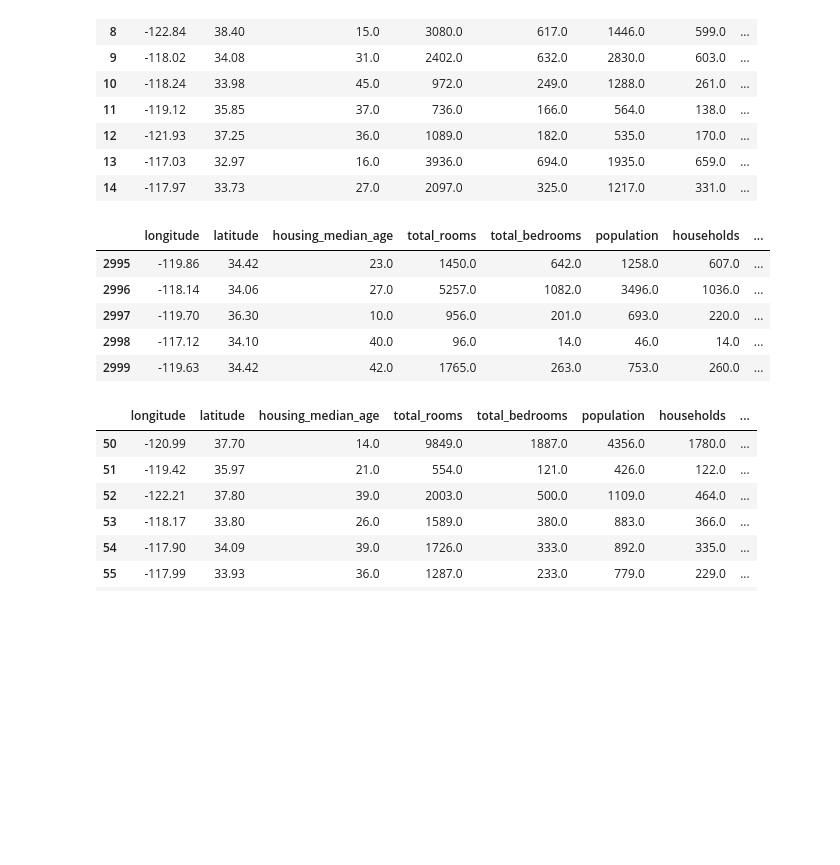
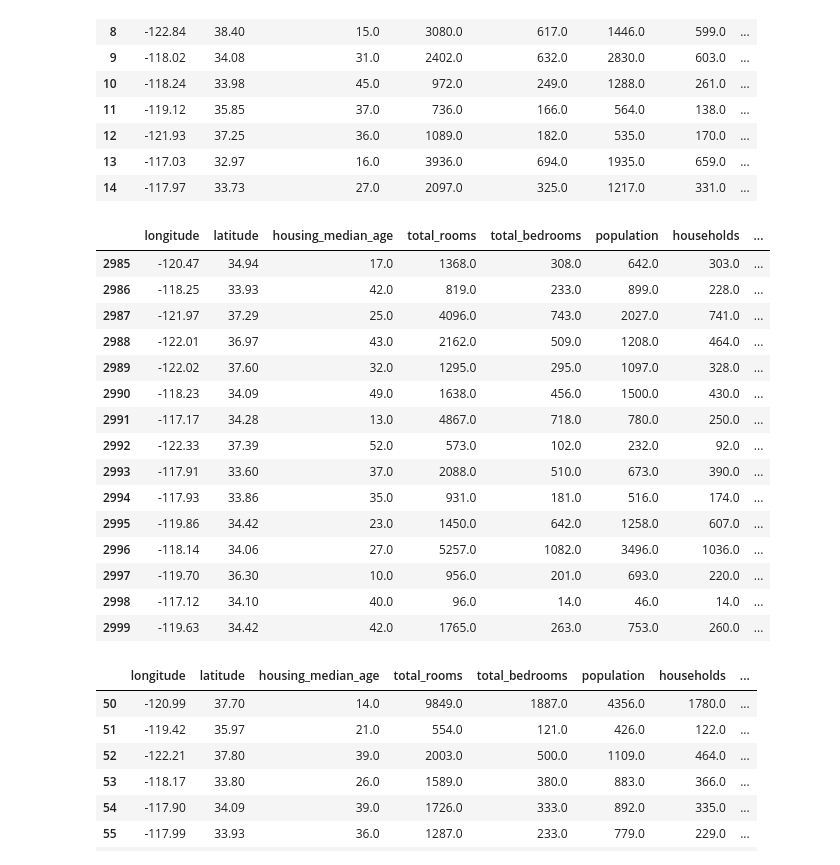
Before and after one commit to royarkaofficial/DataOps-Lab3-26th-Dec-2024, a Jupyter notebook: Copy_of_Lab3.ipynb, the cells around one changed output. Drawn from its saved outputs; the diff is of its cells as text; code cells hidden in the pictures; blank space fills up the shorter version.

```diff
--- a/Copy_of_Lab3.ipynb
+++ b/Copy_of_Lab3.ipynb
@@ -128,9 +208,19 @@ df.head(15)
 | 13 | -117.03 | 32.97 | 16.0 | 3936.0 | 694.0 | 1935.0 | 659.0 | ... |
 | 14 | -117.97 | 33.73 | 27.0 | 2097.0 | 325.0 | 1217.0 | 331.0 | ... |
 # %%
-df.tail(5)
+df.tail(15)
 # %% [output]
 |  | longitude | latitude | housing_median_age | total_rooms | total_bedrooms | population | households | ... |
+| 2985 | -120.47 | 34.94 | 17.0 | 1368.0 | 308.0 | 642.0 | 303.0 | ... |
+| 2986 | -118.25 | 33.93 | 42.0 | 819.0 | 233.0 | 899.0 | 228.0 | ... |
+| 2987 | -121.97 | 37.29 | 25.0 | 4096.0 | 743.0 | 2027.0 | 741.0 | ... |
+| 2988 | -122.01 | 36.97 | 43.0 | 2162.0 | 509.0 | 1208.0 | 464.0 | ... |
+| 2989 | -122.02 | 37.60 | 32.0 | 1295.0 | 295.0 | 1097.0 | 328.0 | ... |
+| 2990 | -118.23 | 34.09 | 49.0 | 1638.0 | 456.0 | 1500.0 | 430.0 | ... |
+| 2991 | -117.17 | 34.28 | 13.0 | 4867.0 | 718.0 | 780.0 | 250.0 | ... |
+| 2992 | -122.33 | 37.39 | 52.0 | 573.0 | 102.0 | 232.0 | 92.0 | ... |
+| 2993 | -117.91 | 33.60 | 37.0 | 2088.0 | 510.0 | 673.0 | 390.0 | ... |
+| 2994 | -117.93 | 33.86 | 35.0 | 931.0 | 181.0 | 516.0 | 174.0 | ... |
 | 2995 | -119.86 | 34.42 | 23.0 | 1450.0 | 642.0 | 1258.0 | 607.0 | ... |
 | 2996 | -118.14 | 34.06 | 27.0 | 5257.0 | 1082.0 | 3496.0 | 1036.0 | ... |
 | 2997 | -119.70 | 36.30 | 10.0 | 956.0 | 201.0 | 693.0 | 220.0 | ... |
```
Also changed, not shown: parts of 5 cells of this notebook.
